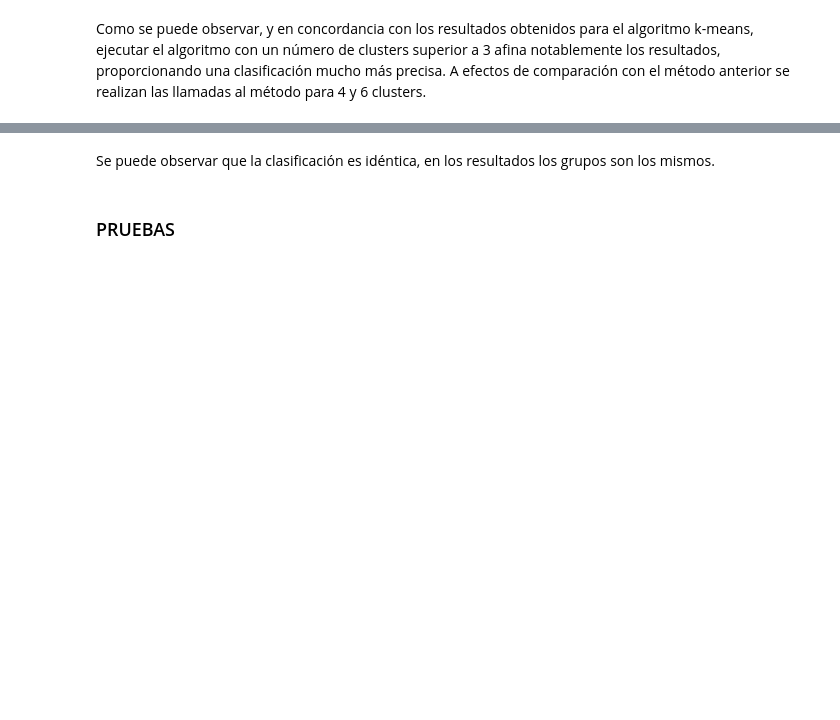
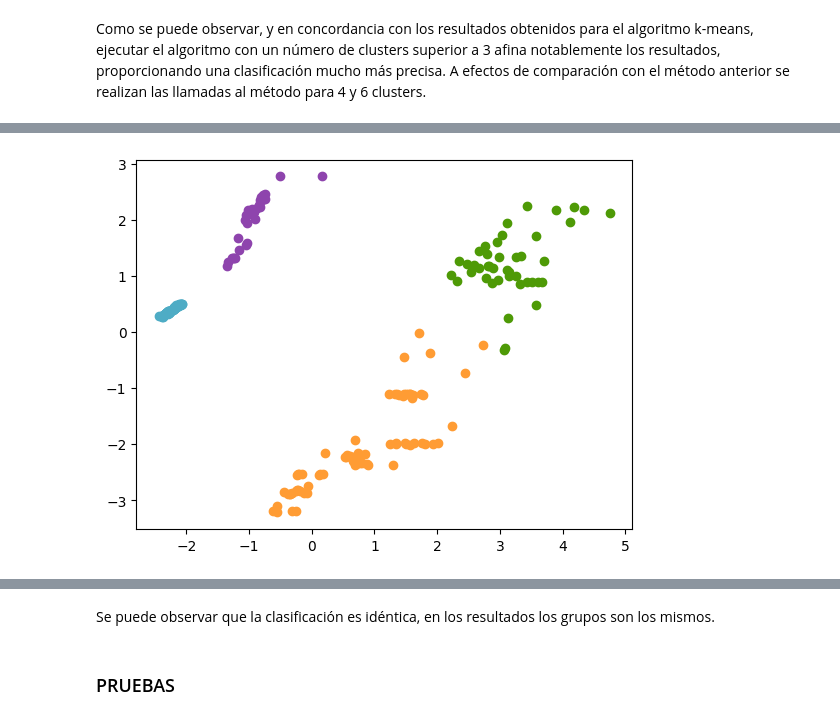
Before and after one commit to mgommez/practica2_ml, a Jupyter notebook: KMeans.ipynb, the cells around one changed output, grey strips where cells are left out. Saved outputs shown, nothing was run; the diff lists cells and outputs as text; code cells hidden in the pictures; blank space fills up the shorter version.

```diff
--- a/KMeans.ipynb
+++ b/KMeans.ipynb
@@ -620,0 +1020,6 @@ print("DBSCAN (Ordinal Encoding) dba :", labels_dbscan_ord)
+# %%
+best_dba_1hot= hiper_opt_dbscan(stars_1hot_pca, range_eps= map(lambda x: x/10.0, range(1,15, 1)), range_min= range (3,20,1))
+print("La mejor combinación de 1hot será eps:", best_dba_1hot['eps'], ", min_n: ", best_dba_1hot['min_n'], "con una puntuación silhouette de: ", best_dba_1hot['score'])
+best_dba_ord = hiper_opt_dbscan(stars_ordinal_pca, range_eps= map(lambda x: x/10.0, range(1,10, 1)), range_min= range (3,10,1))
+print("La mejor combinación ordinal será eps:", best_dba_ord['eps'], ", min_n: ", best_dba_ord['min_n'],
+      "con una puntuación silhouette de: ", best_dba_ord['score'])
@@ -620,0 +1029,6 @@ print("DBSCAN (Ordinal Encoding) dba :", labels_dbscan_ord)
+# %%
+labels_dbscan_1hot = dbscan_clustering(stars_1hot_pca, best_dba_1hot['eps'], best_dba_1hot['min_n'])
+labels_dbscan_ord = dbscan_clustering(stars_ordinal_pca, best_dba_ord['eps'], best_dba_ord['min_n'])
+
+print("DBSCAN (One-Hot Encoding) dba :", labels_dbscan_1hot)
+print("DBSCAN (Ordinal Encoding) dba :", labels_dbscan_ord)
@@ -630,12 +1069,11 @@ print("ordinal clusters: ", n_clusters_dba_ord, "with values: ", dba_cluster_val
 # %%
-colors = ["#4EACC5", "#FF9C34", "#4E9A06"]
-for i in range(kmeans.n_clusters):
-    for j in range(len(stars_1hot_pca)):
-        if labels_kmeans_1hot[j] == i:
-            plt.scatter(stars_1hot_pca[j][0], stars_1hot_pca[j][1], c=colors[i])
+colors = ["#4EACC5", "#FF9C34", "#4E9A06","#8E44AD", "#FF6347", "#FFC0CB", "#9C27B0" ]
+def clustering_dba(n_clusters, data, colors, results):
+    for i in range(n_clusters):
+        for j in range(len(data)):
+            if results[j] == i:
+                plt.scatter(data[j][0], data[j][1], c=colors[i])
-# %%
-colors = ["#4EACC5", "#FF9C34", "#4E9A06"]
-for i in range(kmeans.n_clusters):
-    for j in range(len(stars_ordinal_pca)):
-        if labels_kmeans_1hot[j] == i:
-            plt.scatter(stars_ordinal_pca[j][0], stars_ordinal_pca[j][1], c=colors[i])
+# %%
+clustering_dba(n_clusters_dba_1hot, stars_1hot_pca, colors, labels_dbscan_1hot)
+# %% [output]
+[figure, added]
```
Also changed, not shown: parts of 84 cells of this notebook.
